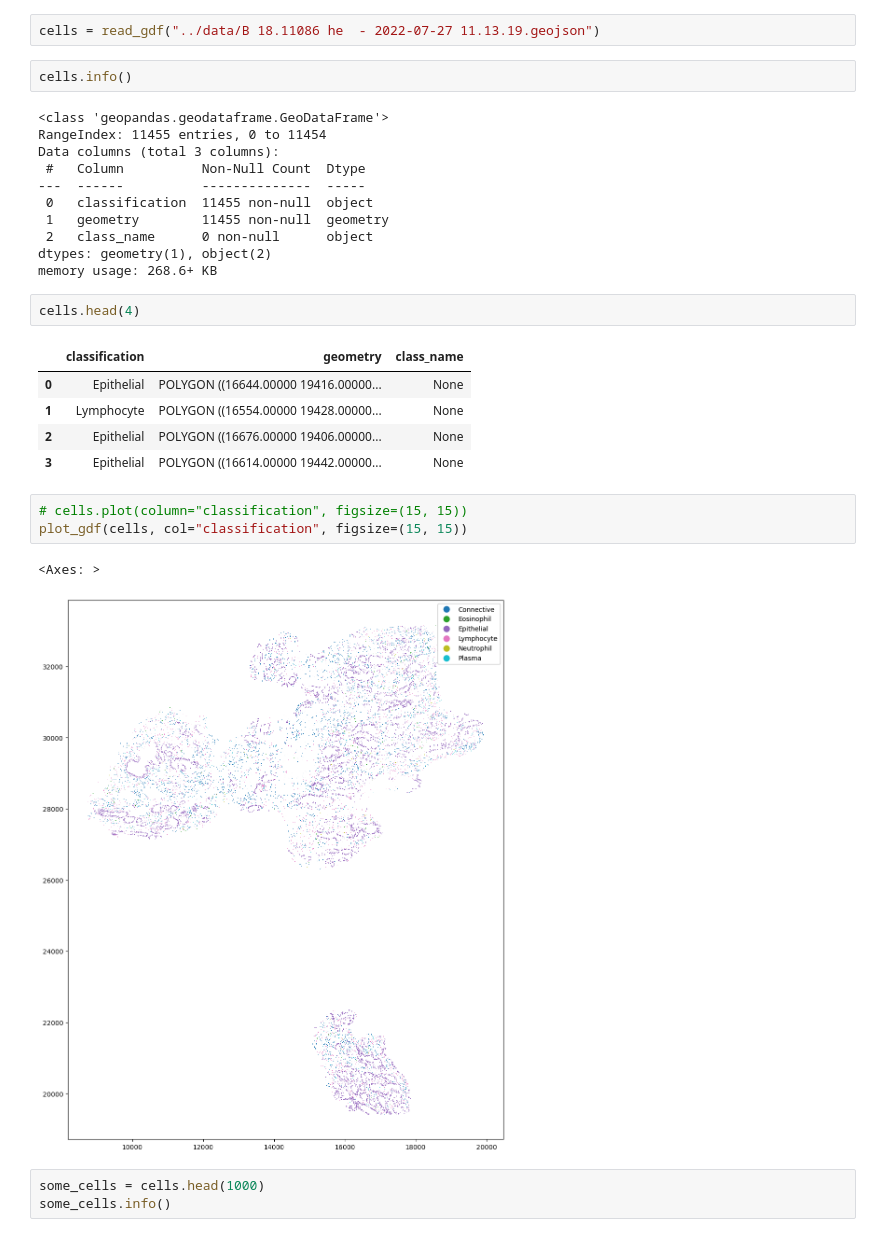
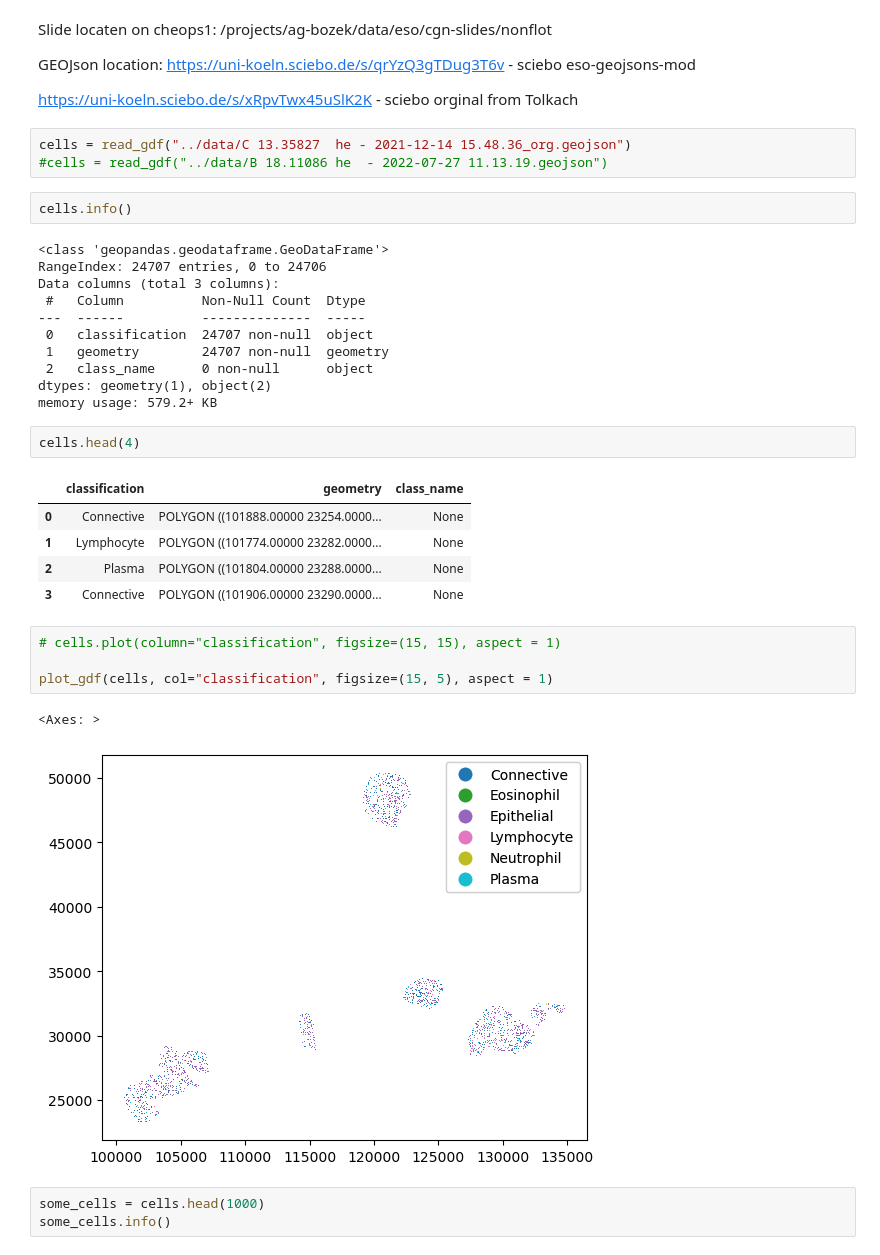
Before and after one commit to fxpopp/geojson, a Jupyter notebook: Analyze GEOJson.ipynb, the cells around one changed output. Cells and saved outputs as stored; diff of their text form.

```diff
--- a/Analyze GEOJson.ipynb
+++ b/Analyze GEOJson.ipynb
@@ -9,32 +11,40 @@ from cellseg_gsontools.geometry import shape_metric
+# %% [markdown]
+Slide locaten on cheops1: /projects/ag-bozek/data/eso/cgn-slides/nonflot
+
+GEOJson location: https://uni-koeln.sciebo.de/s/qrYzQ3gTDug3T6v    -  sciebo eso-geojsons-mod
+
+https://uni-koeln.sciebo.de/s/xRpvTwx45uSlK2K - sciebo orginal from Tolkach
 # %%
-cells = read_gdf("../data/B 18.11086 he  - 2022-07-27 11.13.19.geojson")
+cells = read_gdf("../data/C 13.35827  he - 2021-12-14 15.48.36_org.geojson")
+#cells = read_gdf("../data/B 18.11086 he  - 2022-07-27 11.13.19.geojson")
 # %%
 cells.info()
 # %% [output]
 <class 'geopandas.geodataframe.GeoDataFrame'>
-RangeIndex: 11455 entries, 0 to 11454
+RangeIndex: 24707 entries, 0 to 24706
 Data columns (total 3 columns):
  #   Column          Non-Null Count  Dtype
 ---  ------          --------------  -----
- 0   classification  11455 non-null  object
- 1   geometry        11455 non-null  geometry
+ 0   classification  24707 non-null  object
+ 1   geometry        24707 non-null  geometry
  2   class_name      0 non-null      object
 dtypes: geometry(1), object(2)
-memory usage: 268.6+ KB
+memory usage: 579.2+ KB
 # %%
 cells.head(4)
 # %% [output]
 |  | classification | geometry | class_name |
-| 0 | Epithelial | POLYGON ((16644.00000 19416.00000... | None |
-| 1 | Lymphocyte | POLYGON ((16554.00000 19428.00000... | None |
-| 2 | Epithelial | POLYGON ((16676.00000 19406.00000... | None |
-| 3 | Epithelial | POLYGON ((16614.00000 19442.00000... | None |
+| 0 | Connective | POLYGON ((101888.00000 23254.0000... | None |
+| 1 | Lymphocyte | POLYGON ((101774.00000 23282.0000... | None |
+| 2 | Plasma | POLYGON ((101804.00000 23288.0000... | None |
+| 3 | Connective | POLYGON ((101906.00000 23290.0000... | None |
 # %%
-# cells.plot(column="classification", figsize=(15, 15))
-plot_gdf(cells, col="classification", figsize=(15, 15))
+# cells.plot(column="classification", figsize=(15, 15), aspect = 1)
+
+plot_gdf(cells, col="classification", figsize=(15, 5), aspect = 1)
 # %% [output]
 <Axes: >
-[figure, old version]
+[figure, new version]
 # %%
 some_cells = cells.head(1000)
 some_cells.info()
```
Also changed, not shown: parts of 8 cells of this notebook.
